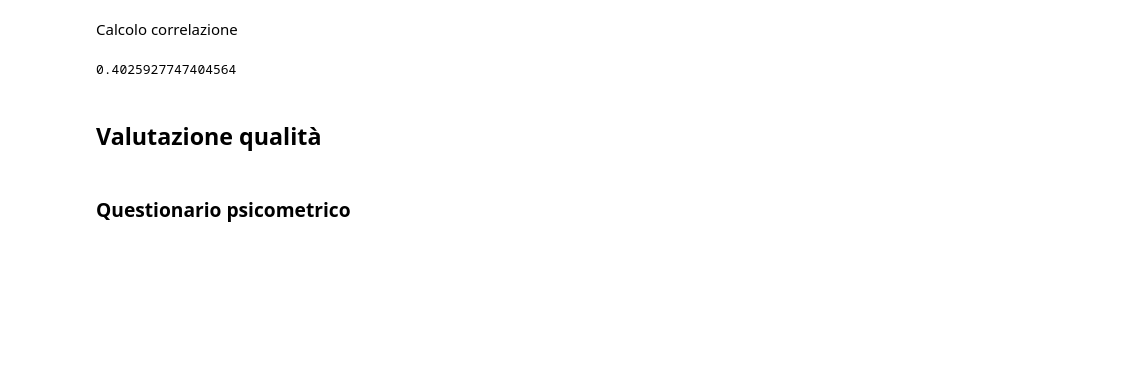
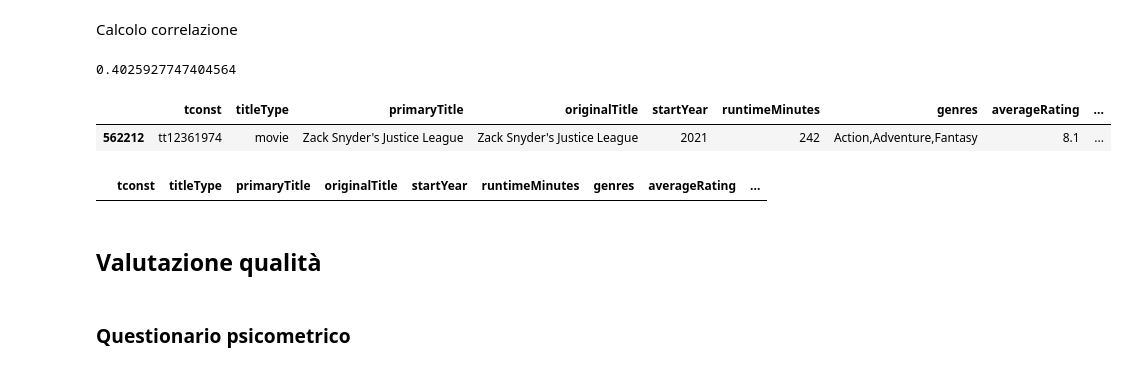
Before and after one commit to Blowdire/DataVisualizationProject, a Jupyter notebook: Progetto/progetto-imdb.ipynb, the cells around one changed output. Cells and saved outputs as stored; diff of their text form; code cells hidden in the pictures; blank space fills up the shorter version.

Commit message:
outliers check

```diff
--- a/Progetto/progetto-imdb.ipynb
+++ b/Progetto/progetto-imdb.ipynb
@@ -712,6 +712,17 @@ Calcolo correlazione
 film2021['runtimeMinutes'].corr(film2021['averageRating'])
 # %% [output]
 0.4025927747404564
+# %%
+outliers_durata = film2021[film2021['runtimeMinutes'] > film2021['runtimeMinutes'].mean() + 3 * film2021['runtimeMinutes'].std()]
+outliers_durata
+# %% [output]
+|  | tconst | titleType | primaryTitle | originalTitle | startYear | runtimeMinutes | genres | averageRating | ... |
+| 562212 | tt12361974 | movie | Zack Snyder's Justice League | Zack Snyder's Justice League | 2021 | 242 | Action,Adventure,Fantasy | 8.1 | ... |
+# %%
+outliers_rating = film2021[film2021['averageRating'] > film2021['averageRating'].mean() + 3 * film2021['averageRating'].std()]
+outliers_rating
+# %% [output]
+|  | tconst | titleType | primaryTitle | originalTitle | startYear | runtimeMinutes | genres | averageRating | ... |
 # %% [markdown]
 ## Valutazione qualità
 # %% [markdown]
```
